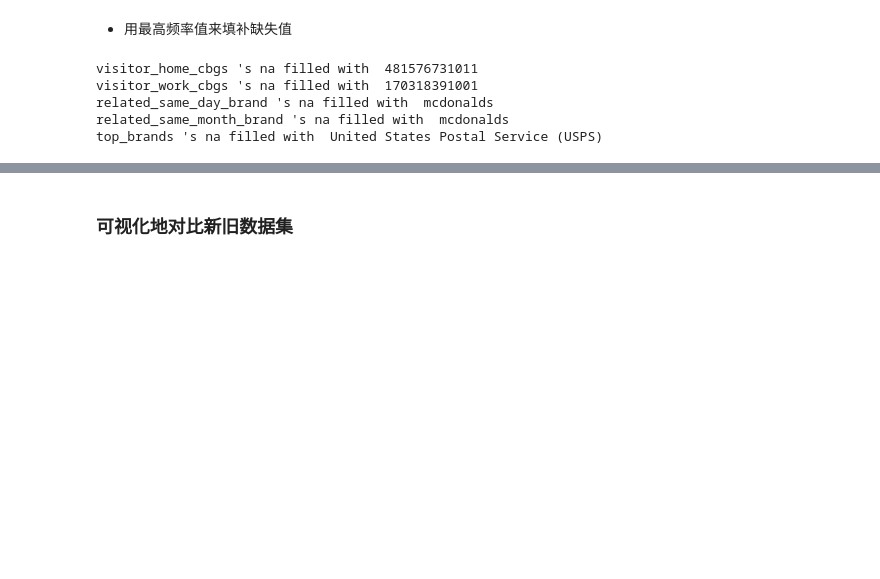
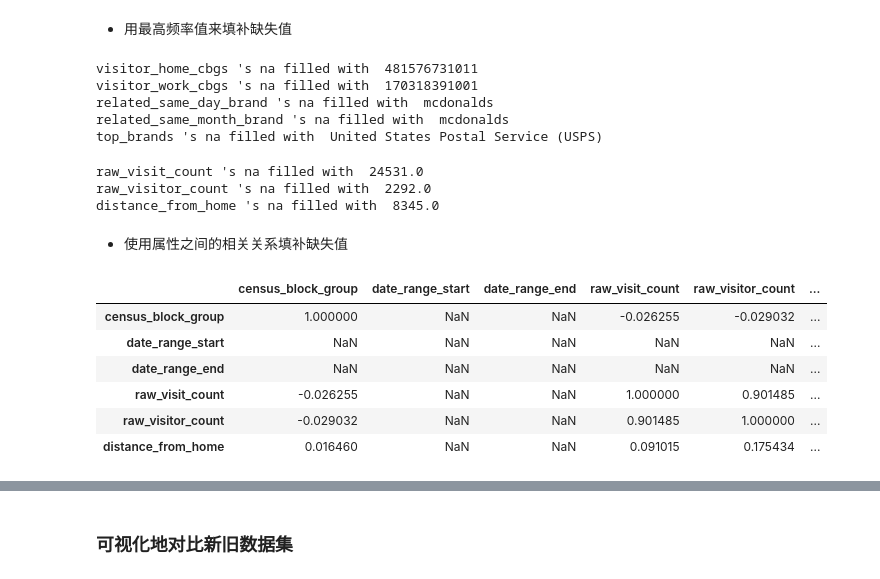
Before and after one commit to vastian180/DataMiningHomework1, a Jupyter notebook: 1.ipynb, the cells around one changed output, grey strips where cells are left out. Saved outputs shown, nothing was run; the diff lists cells and outputs as text; code cells hidden in the pictures; blank space fills up the shorter version.

```diff
--- a/1.ipynb
+++ b/1.ipynb
@@ -354,7 +354,26 @@ related_same_day_brand 's na filled with  mcdonalds
 related_same_month_brand 's na filled with  mcdonalds
 top_brands 's na filled with  United States Postal Service (USPS)
 # %%
-for attribute in Numeric_Attributes:
-    filler = data_dropna[attribute].value_counts().index[0] # 对每个属性，找到分类排名第一的索引，作为filler
+draw_list2 = ["raw_visit_count", "raw_visitor_count", "distance_from_home"]
+
+for attribute in draw_list2:
+    filler = data_pure[attribute].value_counts().index[0] # 对每个属性，找到分类排名第一的索引，作为filler
     data_frequency[attribute].fillna(filler,inplace=True)
     print(attribute,"'s na filled with ",filler)
+# data_pure["distance_from_home"].value_counts().index[0]
+# %% [output]
+raw_visit_count 's na filled with  24531.0
+raw_visitor_count 's na filled with  2292.0
+distance_from_home 's na filled with  8345.0
+# %% [markdown]
++ 使用属性之间的相关关系填补缺失值
+# %%
+data_dropna.corr()
+# %% [output]
+|  | census_block_group | date_range_start | date_range_end | raw_visit_count | raw_visitor_count | ... |
+| census_block_group | 1.000000 | NaN | NaN | -0.026255 | -0.029032 | ... |
+| date_range_start | NaN | NaN | NaN | NaN | NaN | ... |
+| date_range_end | NaN | NaN | NaN | NaN | NaN | ... |
+| raw_visit_count | -0.026255 | NaN | NaN | 1.000000 | 0.901485 | ... |
+| raw_visitor_count | -0.029032 | NaN | NaN | 0.901485 | 1.000000 | ... |
+| distance_from_home | 0.016460 | NaN | NaN | 0.091015 | 0.175434 | ... |
```
Also changed, not shown: parts of 6 cells of this notebook, 1 other file.
